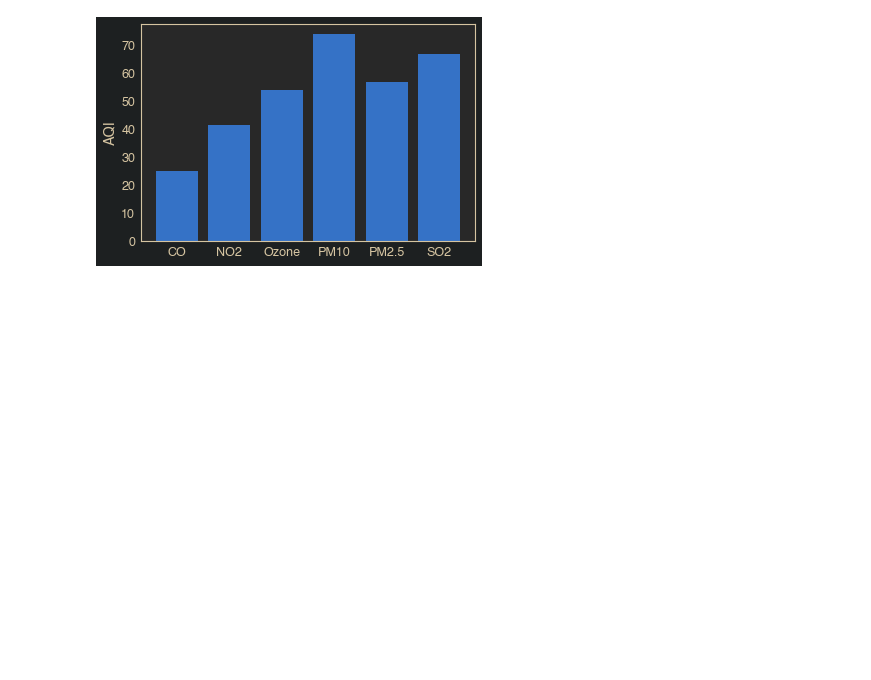
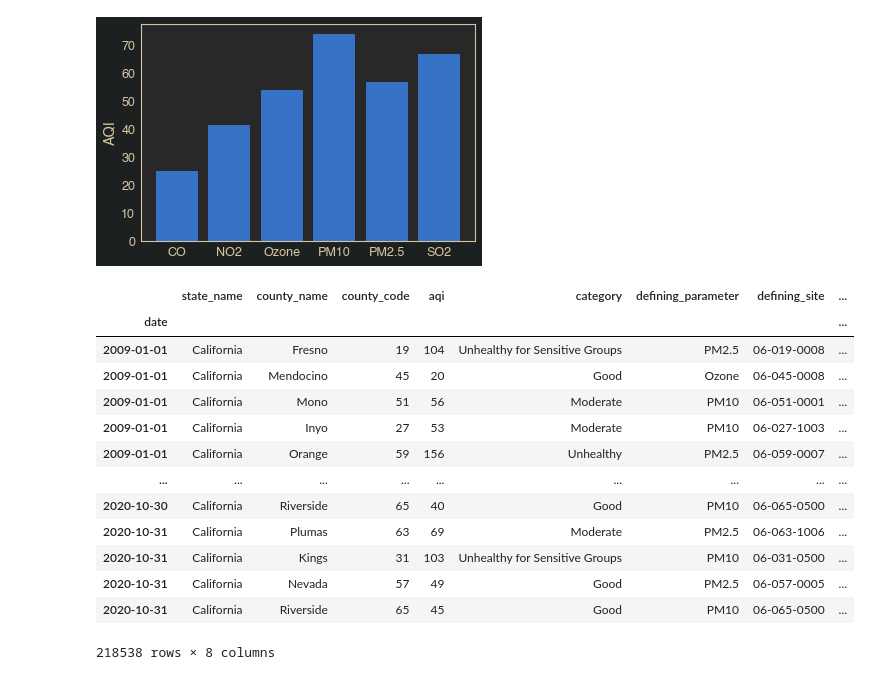
Before and after one commit to qghaemi/ga_project_5, a Jupyter notebook: EDA-AL.ipynb, the cells around one changed output. Saved outputs shown, nothing was run; the diff lists cells and outputs as text; code cells hidden in the pictures; blank space fills up the shorter version.

```diff
--- a/EDA-AL.ipynb
+++ b/EDA-AL.ipynb
@@ -75,0 +74,17 @@ corr_matrix =
+# %%
+df.sort_index(ascending=True)
+# %% [output]
+|  | state_name | county_name | county_code | aqi | category | defining_parameter | defining_site | ... |
+| date |  |  |  |  |  |  |  | ... |
+| 2009-01-01 | California | Fresno | 19 | 104 | Unhealthy for Sensitive Groups | PM2.5 | 06-019-0008 | ... |
+| 2009-01-01 | California | Mendocino | 45 | 20 | Good | Ozone | 06-045-0008 | ... |
+| 2009-01-01 | California | Mono | 51 | 56 | Moderate | PM10 | 06-051-0001 | ... |
+| 2009-01-01 | California | Inyo | 27 | 53 | Moderate | PM10 | 06-027-1003 | ... |
+| 2009-01-01 | California | Orange | 59 | 156 | Unhealthy | PM2.5 | 06-059-0007 | ... |
+| ... | ... | ... | ... | ... | ... | ... | ... | ... |
+| 2020-10-30 | California | Riverside | 65 | 40 | Good | PM10 | 06-065-0500 | ... |
+| 2020-10-31 | California | Plumas | 63 | 69 | Moderate | PM2.5 | 06-063-1006 | ... |
+| 2020-10-31 | California | Kings | 31 | 103 | Unhealthy for Sensitive Groups | PM10 | 06-031-0500 | ... |
+| 2020-10-31 | California | Nevada | 57 | 49 | Good | PM2.5 | 06-057-0005 | ... |
+| 2020-10-31 | California | Riverside | 65 | 45 | Good | PM10 | 06-065-0500 | ... |
+218538 rows × 8 columns
```
Also changed, not shown: parts of 15 cells of this notebook.
